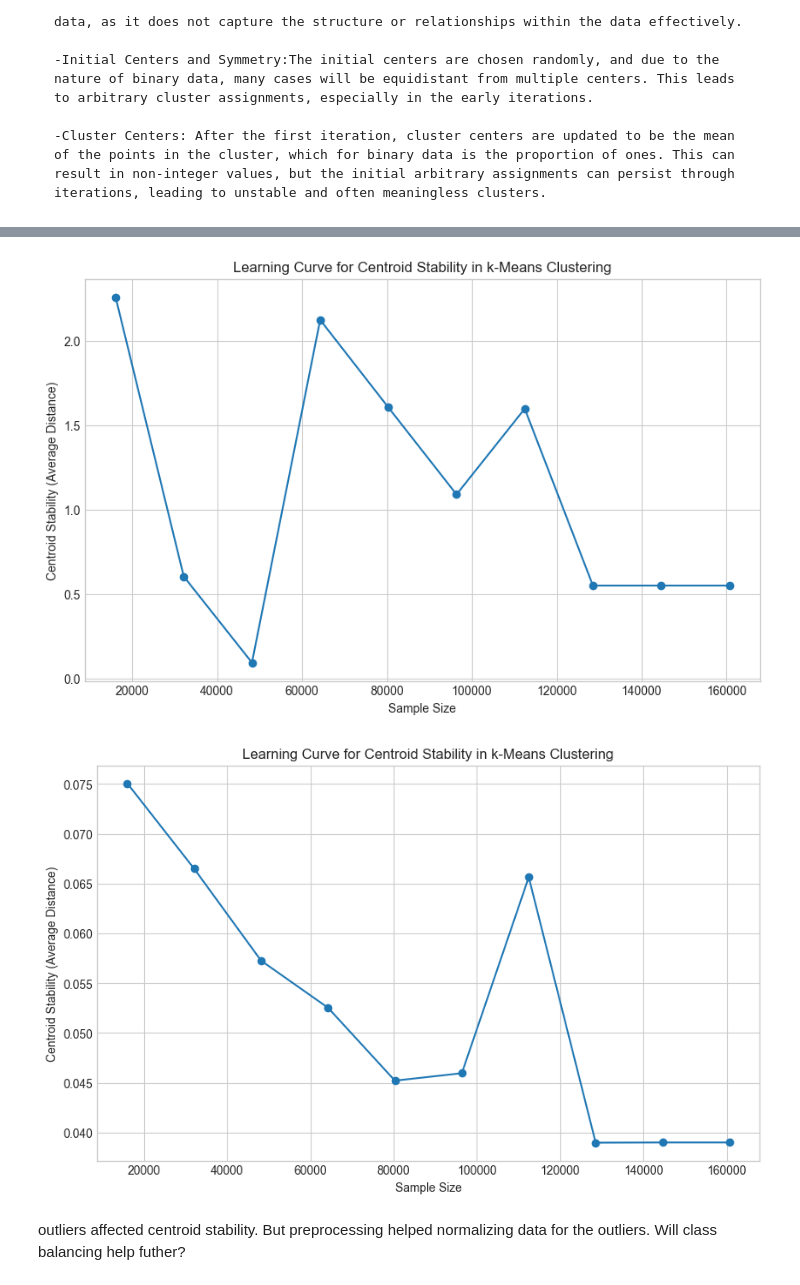
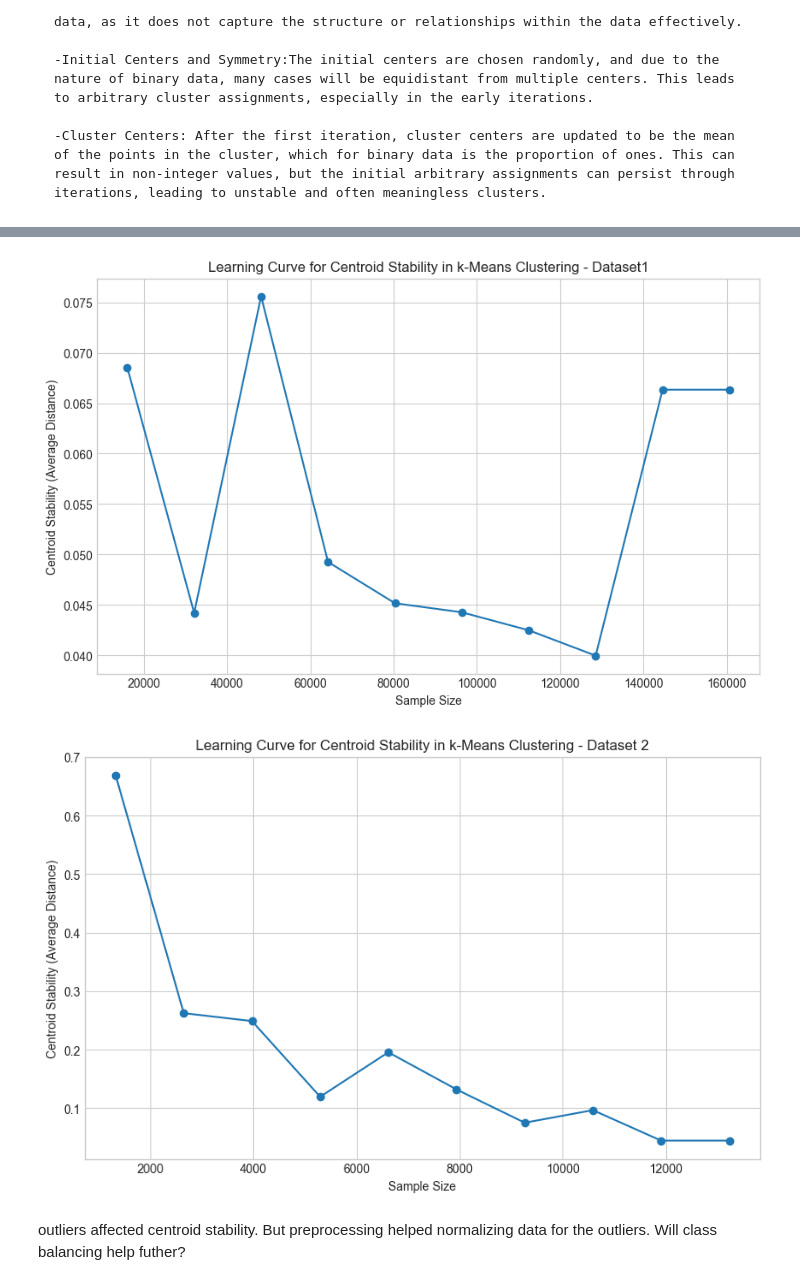
Before and after one commit to ManaviShukla/ml_assignment3, a Jupyter notebook: analysis_main.ipynb, the cells around one changed output, grey strips where cells are left out. Saved outputs shown, nothing was run; the diff lists cells and outputs as text; code cells hidden in the pictures.

```diff
--- a/analysis_main.ipynb
+++ b/analysis_main.ipynb
@@ -448,4 +460,2 @@ def preprocess_data1(X,random_state=42):
 # %% [markdown]
 ### On Processed Data
-# %%
-x = preprocess_data1(X_train)
@@ -511,36 +538,36 @@ def calculate_centroid_stability(X_train, sample_sizes, n_clusters=2):
     return stability_scores
 # %%
 # Define sample sizes and calculate centroid stability
-sample_sizes = np.linspace(0.1, 1.0, 10) * len(X_train)
+sample_sizes = np.linspace(0.1, 1.0, 10) * len(x)
 sample_sizes = sample_sizes.astype(int)
-stability_scores2 = calculate_centroid_stability(X_train.to_numpy(), sample_sizes)
+stability_scores1 = calculate_centroid_stability(x, sample_sizes)
 
 # Plot the learning curve
 plt.figure(figsize=(10, 6))
-plt.plot(sample_sizes, stability_scores2, marker='o')
+plt.plot(sample_sizes, stability_scores1, marker='o')
 plt.xlabel('Sample Size')
 plt.ylabel('Centroid Stability (Average Distance)')
-plt.title('Learning Curve for Centroid Stability in k-Means Clustering')
+plt.title('Learning Curve for Centroid Stability in k-Means Clustering - Dataset1')
 plt.grid(True)
 plt.show()
 # %% [output]
-[figure, old version]
+[figure, new version]
 # %%
 # Define sample sizes and calculate centroid stability
-sample_sizes = np.linspace(0.1, 1.0, 10) * len(x)
+sample_sizes = np.linspace(0.1, 1.0, 10) * len(x2)
 sample_sizes = sample_sizes.astype(int)
-stability_scores1 = calculate_centroid_stability(x.to_numpy(), sample_sizes)
+stability_scores1 = calculate_centroid_stability(x2, sample_sizes)
 
 # Plot the learning curve
 plt.figure(figsize=(10, 6))
 plt.plot(sample_sizes, stability_scores1, marker='o')
 plt.xlabel('Sample Size')
 plt.ylabel('Centroid Stability (Average Distance)')
-plt.title('Learning Curve for Centroid Stability in k-Means Clustering')
+plt.title('Learning Curve for Centroid Stability in k-Means Clustering - Dataset 2')
 plt.grid(True)
 plt.show()
 # %% [output]
-[figure, old version]
+[figure, new version]
 # %% [markdown]
 outliers affected centroid stability. But preprocessing helped normalizing data for the outliers.
 Will class balancing help futher?
```
Also changed, not shown: parts of 48 cells of this notebook, 7 other files.
